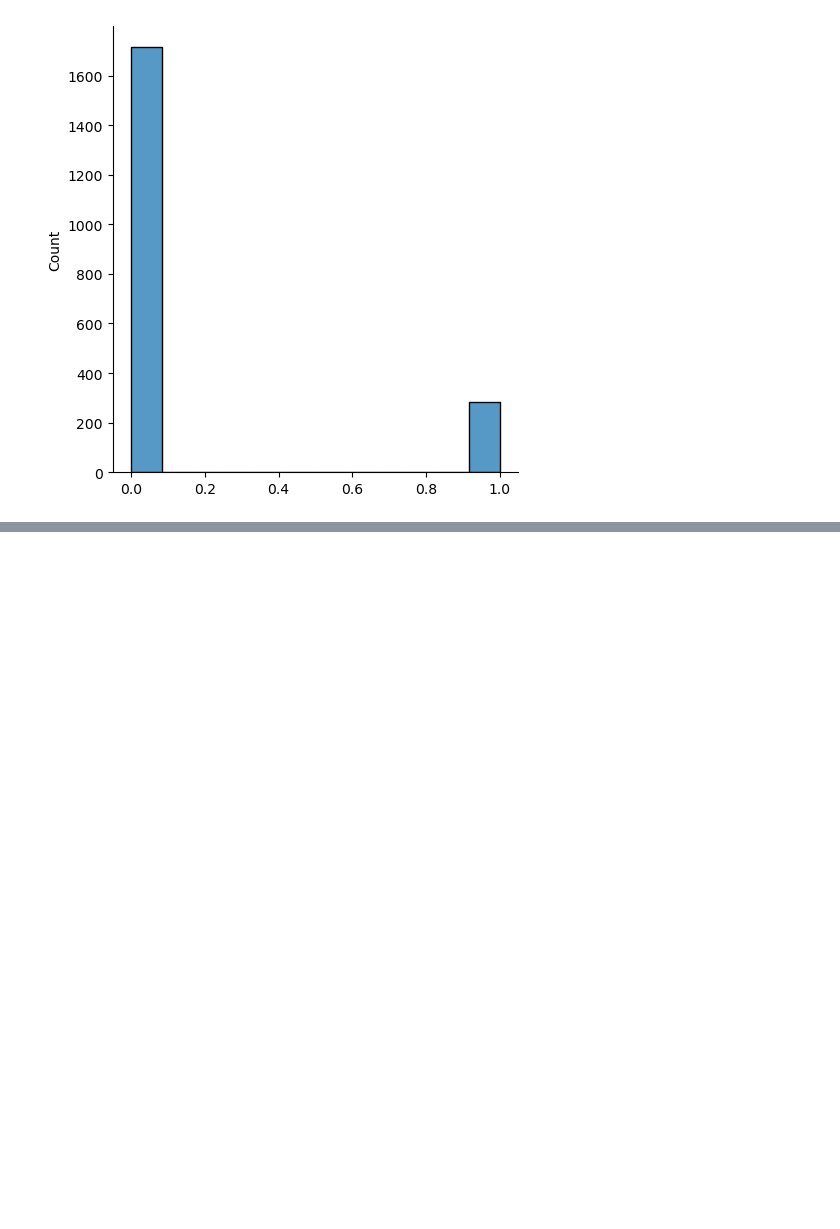
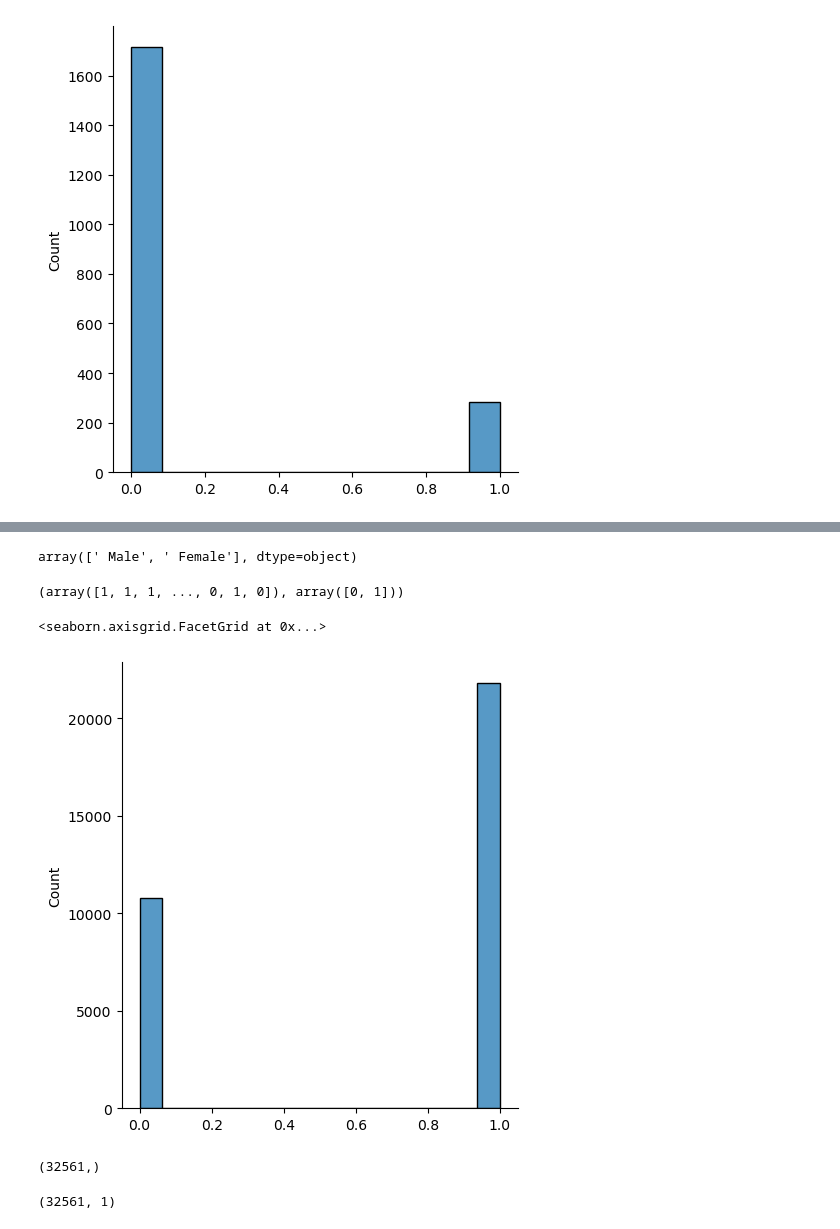
Before and after one commit to Dionmax/BurningMyBrain, a Jupyter notebook: EstatisticaDataScience/Distributions.ipynb, the cells around one changed output, grey strips where cells are left out. Saved outputs shown, nothing was run; the diff lists cells and outputs as text; code cells hidden in the pictures; blank space fills up the shorter version.

```diff
--- a/EstatisticaDataScience/Distributions.ipynb
+++ b/EstatisticaDataScience/Distributions.ipynb
@@ -556,3 +558,7 @@ sns.displot(credit_c_defult)
 # %% [output]
 <seaborn.axisgrid.FacetGrid at 0x...>
 [figure]
+# %%
+census_data = pd.read_csv("data/census.csv")
+
+census_data.head()
@@ -558,0 +572,30 @@ sns.displot(credit_c_defult)
+# %%
+census_data['sex'].unique()
+# %% [output]
+array([' Male', ' Female'], dtype=object)
+# %%
+X = np.array(census_data["sex"].values)
+y = np.array(census_data["income"].values)
+
+label_encoder = LabelEncoder()
+
+X = np.array(label_encoder.fit_transform(X))
+
+X, np.unique(X)
+# %% [output]
+(array([1, 1, 1, ..., 0, 1, 0]), array([0, 1]))
+# %%
+sns.displot(X, kde=False)
+# %% [output]
+<seaborn.axisgrid.FacetGrid at 0x...>
+[figure, added]
+# %%
+X.shape
+# %% [output]
+(32561,)
+# %%
+X = X.reshape(-1, 1)
+
+X.shape
+# %% [output]
+(32561, 1)
```
Also changed, not shown: parts of 48 cells of this notebook.
